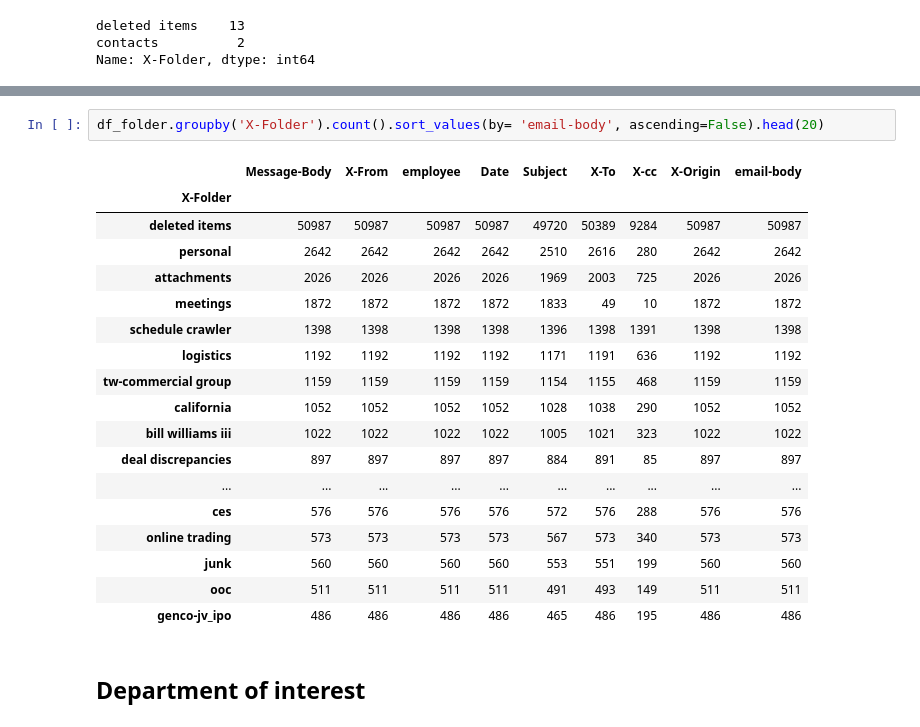
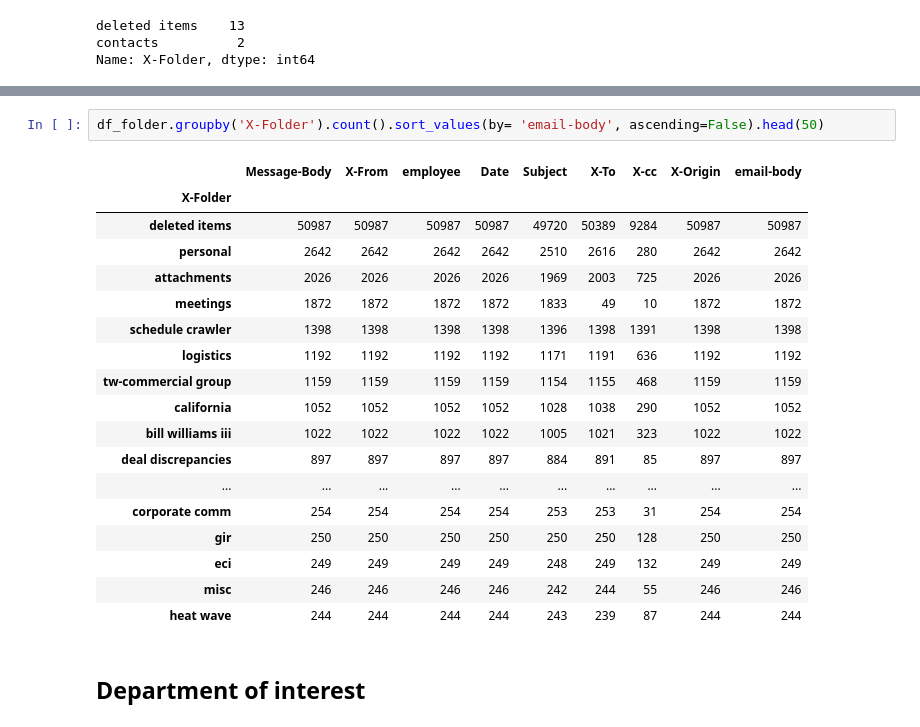
Before and after one commit to nedraki/Enron-Email, a Jupyter notebook: sentiment.ipynb, the cells around one changed output, grey strips where cells are left out. Cells and saved outputs as stored; diff of their text form.

```diff
--- a/sentiment.ipynb
+++ b/sentiment.ipynb
@@ -158,25 +163,25 @@ policy papers           1
 Name: X-Folder, Length: 1772, dtype: int64
 # %%
-df_folder.groupby('X-Folder').count().sort_values(by= 'email-body', ascending=False).head(20)
+df_folder.groupby('X-Folder').count().sort_values(by= 'email-body', ascending=False).head(50)
 # %% [output]
 |  | Message-Body | X-From | employee | Date | Subject | X-To | X-cc | X-Origin | email-body |
 | X-Folder |  |  |  |  |  |  |  |  |  |
 | deleted items | 50987 | 50987 | 50987 | 50987 | 49720 | 50389 | 9284 | 50987 | 50987 |
 | personal | 2642 | 2642 | 2642 | 2642 | 2510 | 2616 | 280 | 2642 | 2642 |
 | attachments | 2026 | 2026 | 2026 | 2026 | 1969 | 2003 | 725 | 2026 | 2026 |
 | meetings | 1872 | 1872 | 1872 | 1872 | 1833 | 49 | 10 | 1872 | 1872 |
 | schedule crawler | 1398 | 1398 | 1398 | 1398 | 1396 | 1398 | 1391 | 1398 | 1398 |
 | logistics | 1192 | 1192 | 1192 | 1192 | 1171 | 1191 | 636 | 1192 | 1192 |
 | tw-commercial group | 1159 | 1159 | 1159 | 1159 | 1154 | 1155 | 468 | 1159 | 1159 |
 | california | 1052 | 1052 | 1052 | 1052 | 1028 | 1038 | 290 | 1052 | 1052 |
 | bill williams iii | 1022 | 1022 | 1022 | 1022 | 1005 | 1021 | 323 | 1022 | 1022 |
 | deal discrepancies | 897 | 897 | 897 | 897 | 884 | 891 | 85 | 897 | 897 |
 | ... | ... | ... | ... | ... | ... | ... | ... | ... | ... |
-| ces | 576 | 576 | 576 | 576 | 572 | 576 | 288 | 576 | 576 |
-| online trading | 573 | 573 | 573 | 573 | 567 | 573 | 340 | 573 | 573 |
-| junk | 560 | 560 | 560 | 560 | 553 | 551 | 199 | 560 | 560 |
-| ooc | 511 | 511 | 511 | 511 | 491 | 493 | 149 | 511 | 511 |
-| genco-jv_ipo | 486 | 486 | 486 | 486 | 465 | 486 | 195 | 486 | 486 |
+| corporate comm | 254 | 254 | 254 | 254 | 253 | 253 | 31 | 254 | 254 |
+| gir | 250 | 250 | 250 | 250 | 250 | 250 | 128 | 250 | 250 |
+| eci | 249 | 249 | 249 | 249 | 248 | 249 | 132 | 249 | 249 |
+| misc | 246 | 246 | 246 | 246 | 242 | 244 | 55 | 246 | 246 |
+| heat wave | 244 | 244 | 244 | 244 | 243 | 239 | 87 | 244 | 244 |
 # %% [markdown]
 ## Department of interest
 # %%
```
Also changed, not shown: parts of 33 cells of this notebook, 6 other files.
